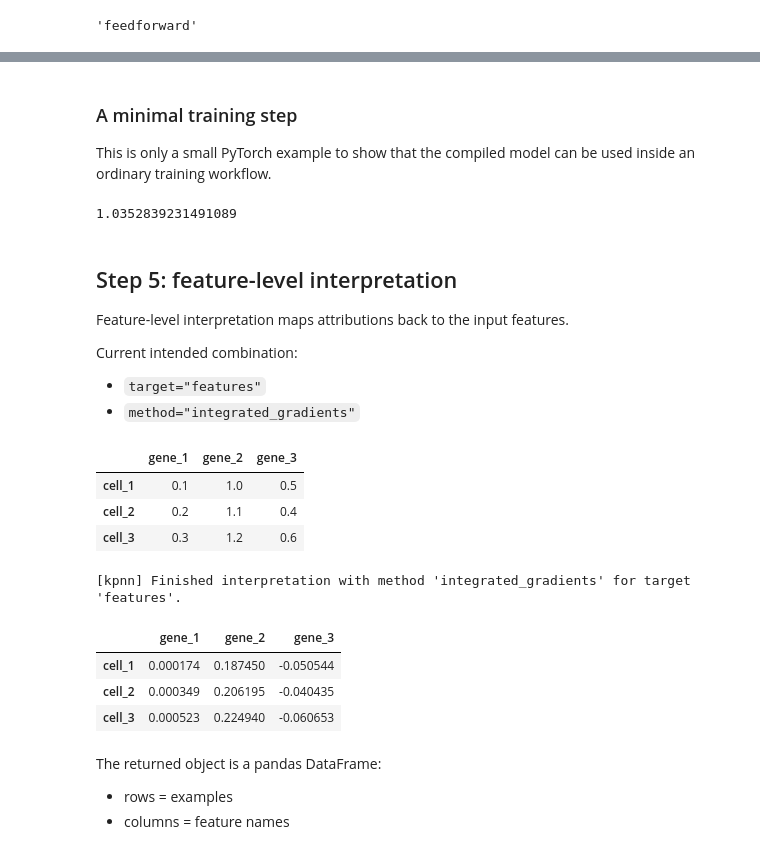
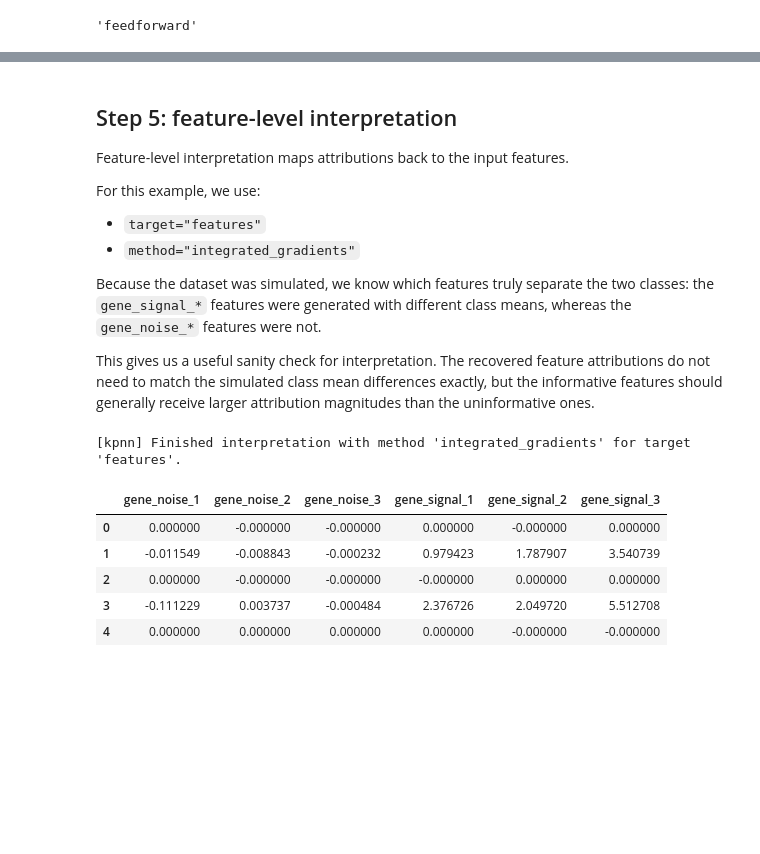
Before and after one commit to Thomas-Rauter/edge2torch, a Jupyter notebook: docs/getting-started.ipynb, the cells around one changed output, grey strips where cells are left out. Cells and saved outputs as stored; diff of their text form; code cells hidden in the pictures; blank space fills up the shorter version.

```diff
--- a/docs/getting-started.ipynb
+++ b/docs/getting-started.ipynb
@@ -197,0 +230,8 @@ artifact.node_names_by_layer
+# %%
+customized_model = customize_model(
+    model=model,
+    activation=nn.ReLU(),
+    head=nn.Linear(1, 1),
+)
+
+customized_model
@@ -253,67 +471,36 @@ WrappedModel(
-# %% [markdown]
-### A minimal training step
-
-This is only a small PyTorch example to show that the compiled model can be
-used inside an ordinary training workflow.
-# %%
-optimizer = torch.optim.Adam(wrapped_model.parameters(), lr=1e-3)
-loss_fn = nn.MSELoss()
-
-x_train = torch.randn(8, len(artifact.feature_names))
-y_true = torch.randn(8, 1)
-
-optimizer.zero_grad()
-y_pred = wrapped_model(x_train)
-loss = loss_fn(y_pred, y_true)
-loss.backward()
-optimizer.step()
-
-loss.item()
-# %% [output]
-1.0352839231491089
 # %% [markdown]
 ## Step 5: feature-level interpretation
 
 Feature-level interpretation maps attributions back to the input features.
 
-Current intended combination:
+For this example, we use:
 
 - `target="features"`
 - `method="integrated_gradients"`
+
+Because the dataset was simulated, we know which features truly separate the
+two classes: the `gene_signal_*` features were generated with different class
+means, whereas the `gene_noise_*` features were not.
+
+This gives us a useful sanity check for interpretation. The recovered feature
+attributions do not need to match the simulated class mean differences exactly,
+but the informative features should generally receive larger attribution
+magnitudes than the uninformative ones.
-# %%
-feature_data = pd.DataFrame(
-    {
-        "gene_1": [0.1, 0.2, 0.3],
-        "gene_2": [1.0, 1.1, 1.2],
-        "gene_3": [0.5, 0.4, 0.6],
-    },
-    index=["cell_1", "cell_2", "cell_3"],
-)
-
-feature_data
-# %% [output]
-|  | gene_1 | gene_2 | gene_3 |
-| cell_1 | 0.1 | 1.0 | 0.5 |
-| cell_2 | 0.2 | 1.1 | 0.4 |
-| cell_3 | 0.3 | 1.2 | 0.6 |
 # %%
 feature_attr = interpret_model(
-    model=model,
+    model=customized_model,
     artifact=artifact,
-    data=feature_data,
+    data=x_test_df,
     target="features",
     method="integrated_gradients",
 )
 
-feature_attr
+feature_attr.head()
 # %% [output]
 [kpnn] Finished interpretation with method 'integrated_gradients' for target 'features'.
-|  | gene_1 | gene_2 | gene_3 |
-| cell_1 | 0.000174 | 0.187450 | -0.050544 |
-| cell_2 | 0.000349 | 0.206195 | -0.040435 |
-| cell_3 | 0.000523 | 0.224940 | -0.060653 |
+|  | gene_noise_1 | gene_noise_2 | gene_noise_3 | gene_signal_1 | gene_signal_2 | gene_signal_3 |
+| 0 | 0.000000 | -0.000000 | -0.000000 | 0.000000 | -0.000000 | 0.000000 |
+| 1 | -0.011549 | -0.008843 | -0.000232 | 0.979423 | 1.787907 | 3.540739 |
+| 2 | 0.000000 | -0.000000 | -0.000000 | -0.000000 | 0.000000 | 0.000000 |
+| 3 | -0.111229 | 0.003737 | -0.000484 | 2.376726 | 2.049720 | 5.512708 |
+| 4 | 0.000000 | 0.000000 | 0.000000 | 0.000000 | -0.000000 | -0.000000 |
-# %% [markdown]
-The returned object is a pandas DataFrame:
-
-- rows = examples
-- columns = feature names
```
Also changed, not shown: parts of 35 cells of this notebook, 1 other file.
